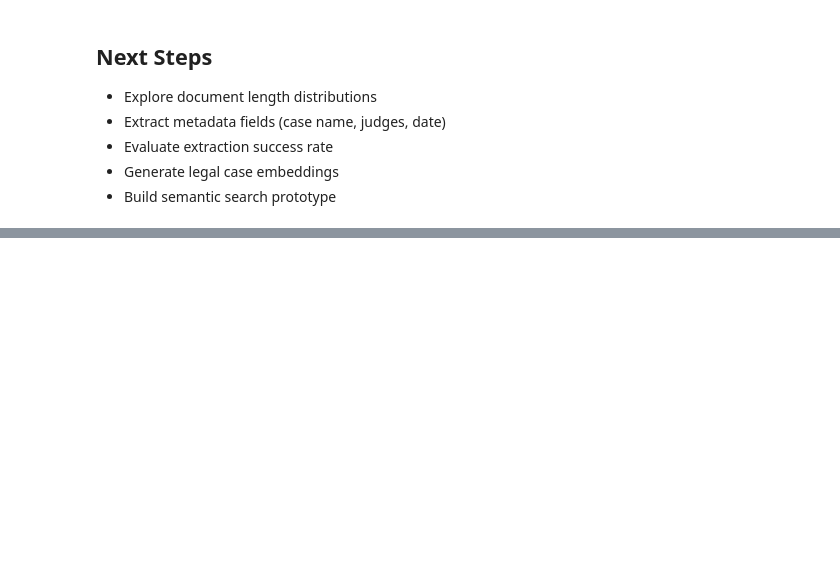
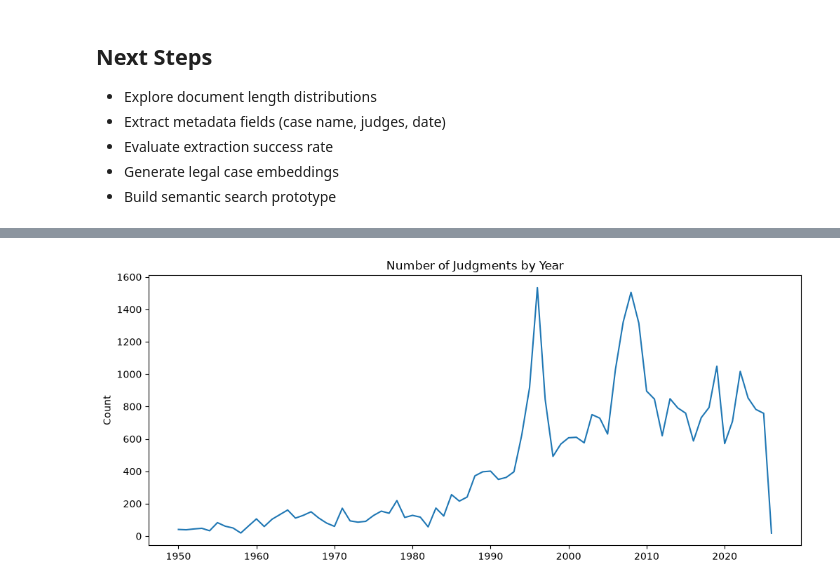
Before and after one commit to KushagraBinwani/CourtSight, a Jupyter notebook: notebooks/01_data_exploration.ipynb, the cells around one changed output, grey strips where cells are left out. Cells and saved outputs as stored; diff of their text form; code cells hidden in the pictures; blank space fills up the shorter version.

```diff
--- a/notebooks/01_data_exploration.ipynb
+++ b/notebooks/01_data_exploration.ipynb
@@ -101,0 +133,10 @@ Text appears sufficiently clean for embedding generation. Metadata extraction is
+# %%
+weird = []
+
+for file in files:
+    first = file.stem.split("_")[0]
+
+    if not first.isdigit():
+        weird.append(file.name)
+
+len(weird)
@@ -101,0 +168,12 @@ Text appears sufficiently clean for embedding generation. Metadata extraction is
+# %%
+years = []
+
+for file in files:
+    parts = file.stem.split("_")
+
+    if parts[0].isdigit():
+        years.append(int(parts[0]))
+    else:
+        years.append(int(parts[1]))
+
+pd.Series(years).value_counts().sort_index()
@@ -101,0 +204,19 @@ Text appears sufficiently clean for embedding generation. Metadata extraction is
+# %%
+import matplotlib.pyplot as plt
+year_counts = pd.Series(years).value_counts().sort_index()
+
+year_counts.plot(
+    figsize=(12,5),
+    title="Number of Judgments by Year"
+)
+
+plt.ylabel("Count")
+
+plt.savefig(
+    "../figures/Judgements_per_Year.png",
+    bbox_inches="tight"
+)
+
+plt.show()
+# %% [output]
+[figure, added]
```
Also changed, not shown: parts of 19 cells of this notebook, 3 other files.
